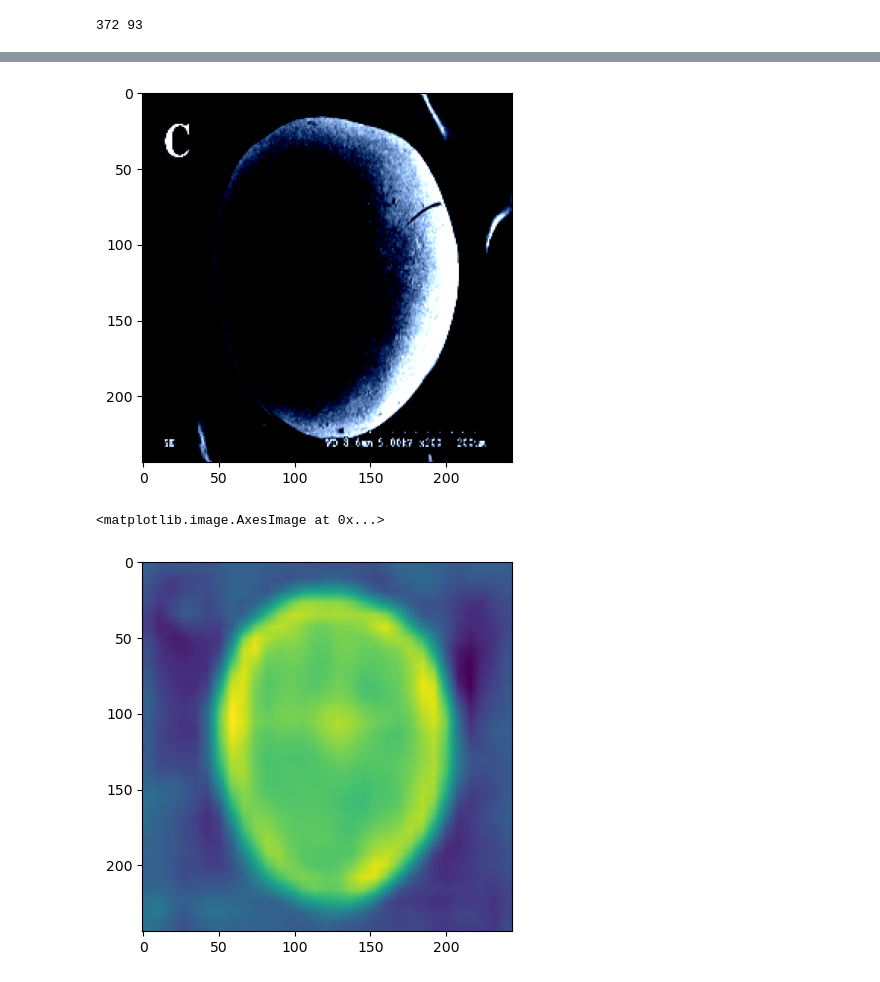
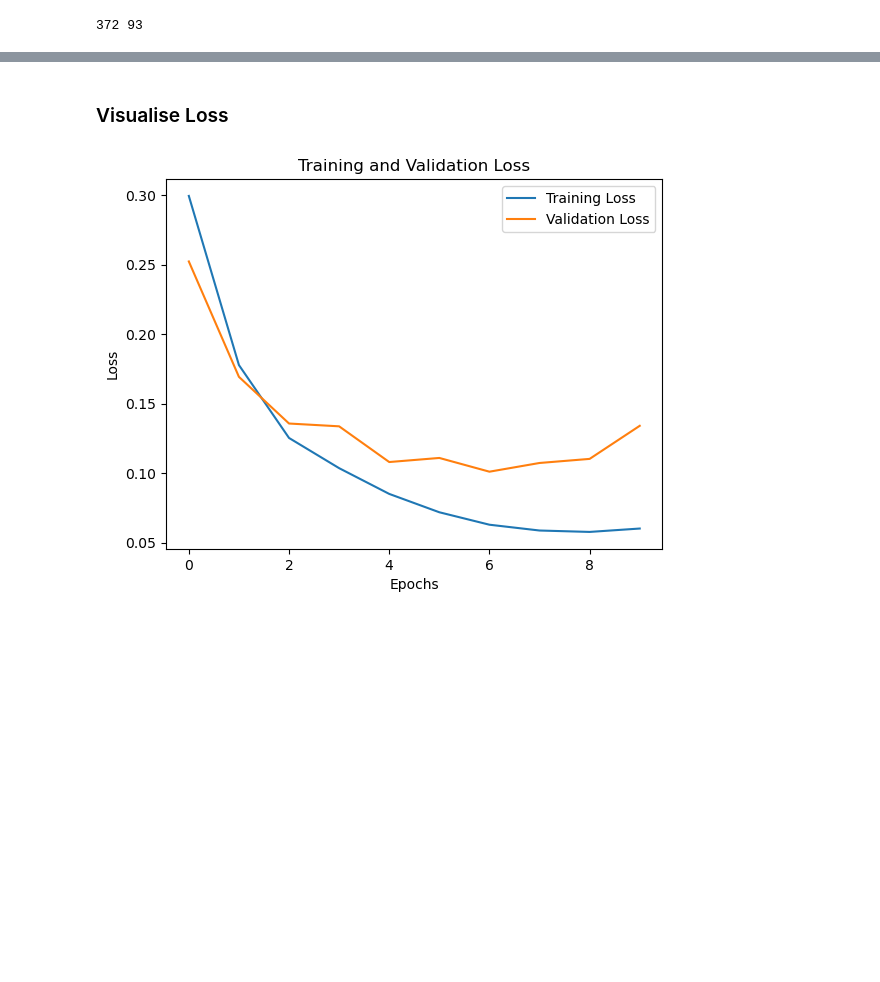
Before and after one commit to MatousE/micrograph-DeepLabv3, a Jupyter notebook: em-binary-deeplabv3.ipynb, the cells around one changed output, grey strips where cells are left out. Cells and saved outputs as stored; diff of their text form; code cells hidden in the pictures; blank space fills up the shorter version.

```diff
--- a/em-binary-deeplabv3.ipynb
+++ b/em-binary-deeplabv3.ipynb
@@ -149,8 +133,8 @@ def createDeepLabv3(outputchannels=1):
 device = torch.device('cuda' if torch.cuda.is_available() else 'cpu')
 model = createDeepLabv3(1).to(device)
 criterion =  nn.BCEWithLogitsLoss()
-optimizer = torch.optim.SGD(model.parameters(), lr=0.001, momentum=0.9)
-epochs = 50
+optimizer = torch.optim.Adam(model.parameters(), lr=0.0005)
+epochs = 10
 
 def train(model, dataloader):
     model.train()
@@ -170,6 +154,7 @@ def train(model, dataloader):
 def test(model, dataloader):
     model.eval()
     test_loss = 0
+    train_iou = 0
     for data in dataloader:
         images, masks = data[0].to(device), data[1].to(device)
         out = model(images)['out']
@@ -177,11 +162,20 @@ def test(model, dataloader):
         loss = criterion(out, masks)
         test_loss += loss.item()
 
-    return test_loss/ len(dataloader)
+        train_iou += jaccard_score(masks.detach().cpu().flatten().numpy(),
+                      out.detach().cpu().flatten().numpy() > 0.99)
 
+    return test_loss/ len(dataloader), train_iou / len(dataloader)
+
+train_loss_lst = []
+test_loss_lst = []
 for epoch in range(epochs):
     train_loss = train(model, dataloader_train)
-    test_loss = test(model, dataloader_val)
-    print('Epoch [{}/{}], Train loss: {:.4f}, Val loss {:.4f}'.format(epoch+1, epochs, train_loss, test_loss))
+    train_loss_lst.append(train_loss)
+
+    val_loss, val_iou = test(model, dataloader_val)
+    test_loss_lst.append(val_loss)
+
+    print('Epoch [{}/{}], Train loss: {:.4f}, Val loss {:.4f}, Val IoU {:.4f}'.format(epoch+1, epochs, train_loss, val_loss, val_iou))
 # %% [output]
 Downloading: "https://download.pytorch.org/models/deeplabv3_resnet50_coco-cd0a2569.pth" to /root/.cache/torch/hub/checkpoints/deeplabv3_resnet50_coco-cd0a2569.pth
@@ -211,8 +192,14 @@ output = model(images)['out']
-# %%
-plt.imshow(images[15].cpu().permute((1, 2, 0)))
-plt.show()
-plt.imshow(output[15].cpu().detach().permute((1, 2, 0)))
-# %% [output]
-[figure, removed]
-<matplotlib.image.AxesImage at 0x...>
-[figure, removed]
+# %% [markdown]
+### Visualise Loss
+# %%
+plt.plot(train_loss_lst, label='Training Loss')
+plt.plot(test_loss_lst, label='Validation Loss')
+
+plt.title('Training and Validation Loss')
+plt.xlabel('Epochs')
+plt.ylabel('Loss')
+
+plt.legend(loc='best')
+plt.show()
+# %% [output]
+[figure, added]
```
Also changed, not shown: parts of 16 cells of this notebook.
